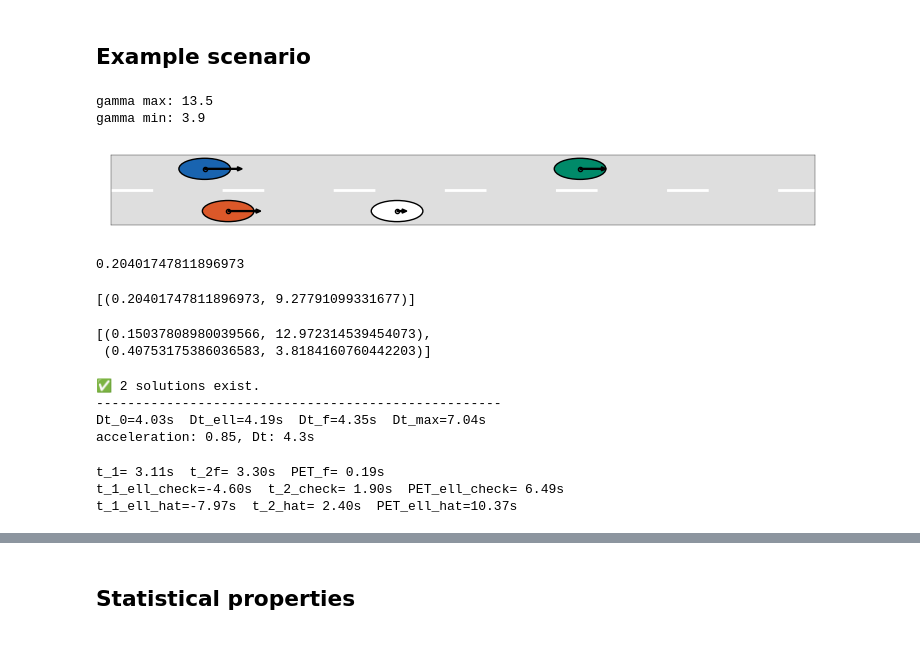
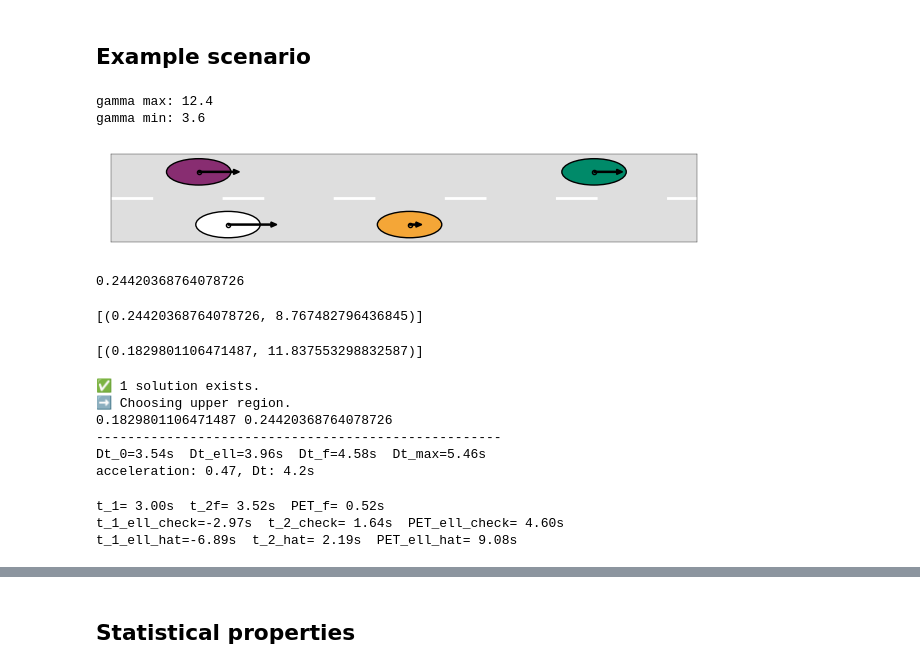
Before and after one commit to EPFL-ENAC/LUTS-pneuma-simulator, a Jupyter notebook: notebooks/discrete.ipynb, the cells around one changed output, grey strips where cells are left out. Drawn from its saved outputs; the diff is of its cells as text; code cells hidden in the pictures.

```diff
--- a/notebooks/discrete.ipynb
+++ b/notebooks/discrete.ipynb
@@ -724,22 +725,22 @@ _, c_lam, c_v0, c_s0 = synthetic_fd(2, rng, mode="Car", distributed=True)
 # merger dynamics
 x_check = 0
 y_check = -W / 2
-v_check = 10 / factor
+v_check = 12 / factor
 lam = c_lam[0]
 v0 = c_v0[0]
 s0 = c_s0[0]
 # follower dynamics
 x_f = x_check - 2
-v_f = 11.5 / factor
+v_f = 10 / factor
 lam_f = c_lam[1]
 v0_f = c_v0[1]
 s0_f = c_s0[1]
 # leader dynamics
-x_check_ell_check = x_check + 2 * s + 10
+x_check_ell_check = x_check + 2 * s + 8
 v_ell_check = 3 / factor
 # new leader dynamics
-x_check_ell_hat = x_check + 30
-v_ell_hat = 8 / factor
+x_check_ell_hat = x_check + 25
+v_ell_hat = 7 / factor
 
 # maneuverability in degrees
 gamma_max = radians(exp(XC * v_check * factor + CC_max))
@@ -749,14 +750,14 @@ phi_max = 2 * gamma_max
 print(f"gamma max: {degrees(gamma_max):.1f}")
 print(f"gamma min: {degrees(gamma_min):.1f}")
 # %% [output]
-gamma max: 13.5
-gamma min: 3.9
+gamma max: 12.4
+gamma min: 3.6
 # %%
 # --- Figure setup ---
 %matplotlib inline
-fig, ax = plt.subplots(figsize=(18 * cm, 3 * cm))
+fig, ax = plt.subplots(figsize=(15 * cm, 3 * cm))
 ax.set_aspect("equal")
-ax.set_xlim(-10, 50)
+ax.set_xlim(-8, 32)
 ax.set_ylim(-3, 3)
 ax.set_xticks([])
 ax.set_yticks([])
@@ -766,40 +767,40 @@ ax.axhline(0, color="w", lw=2, ls=(0, (15, 25)), zorder=0)
 
 # --- Objects: ellipses, points, arrows ---
 objects = [
-    (x_check, y_check, v_check, vermilion),
-    (x_f, -y_check, v_f, dark_blue),
+    (x_check, y_check, v_check, 'w'),
+    (x_f, -y_check, v_f, dark_purple),
     (x_check_ell_hat, -y_check, v_ell_hat, dark_teal),
-    (x_check_ell_check, y_check, v_ell_check, "w"),
+    (x_check_ell_check, y_check, v_ell_check, orange),
 ]
 
 for x, y, v, color in objects:
     ax.add_patch(Ellipse((x, y), 2 * s, 2 * w, ec="k", fc=color))
     ax.plot(x, y, "ko", mfc="none", markersize=3, zorder=150)
     ax.add_patch(
         FancyArrow(
             x,
             y,
             v,
             0,
             width=0.075,
             head_width=0.35,
             head_length=0.4,
             fc="k",
             ec="k",
             zorder=200,
             length_includes_head=True,
         )
     )
 
 fig.tight_layout(pad=0)
 # plt.savefig("./output/sketches/lc_scenario.pdf",
 #    format="pdf",
 #    transparent=True,
 #    bbox_inches="tight",
 #    pad_inches=0.01,)
 plt.show()
 # %% [output]
-[figure, old version]
+[figure, new version]
 # %%
 constraints = []
 phi_constraint = solve_phi_constraint(
@@ -824,8 +825,8 @@ if phi_constraint:
     constraints.append((phi_constraint, dt_constraint))
 constraints
 # %% [output]
-0.20401747811896973
+0.24420368764078726
-[(0.20401747811896973, 9.27791099331677)]
+[(0.24420368764078726, 8.767482796436845)]
 # %%
 solutions = scan_phi_log(
     W,
@@ -850,8 +851,7 @@ solutions = scan_phi_log(
 )
 solutions
 # %% [output]
-[(0.15037808980039566, 12.972314539454073),
- (0.40753175386036583, 3.8184160760442203)]
+[(0.1829801106471487, 11.837553298832587)]
 # %%
 override = False
 # phi_min analysis
@@ -1010,10 +1010,12 @@ if phi_star is not None:
     else:
         print(f"❌ No improvement (deceleration)")
 # %% [output]
-✅ 2 solutions exist.
+✅ 1 solution exists.
+➡️ Choosing upper region.
+0.1829801106471487 0.24420368764078726
 ----------------------------------------------------
-Dt_0=4.03s  Dt_ell=4.19s  Dt_f=4.35s  Dt_max=7.04s
-acceleration: 0.85, Dt: 4.3s
+Dt_0=3.54s  Dt_ell=3.96s  Dt_f=4.58s  Dt_max=5.46s
+acceleration: 0.47, Dt: 4.2s
 # %%
 # Compute the full trajectory analytically
 # if LC:
@@ -1041,9 +1043,9 @@ PET_f, PET_ell_check, PET_ell_hat, (t_1, t_2f, t_1_ell_check, t_2_check, t_1_ell
     verbose=True,
 )
 # %% [output]
-t_1= 3.11s  t_2f= 3.30s  PET_f= 0.19s
-t_1_ell_check=-4.60s  t_2_check= 1.90s  PET_ell_check= 6.49s
-t_1_ell_hat=-7.97s  t_2_hat= 2.40s  PET_ell_hat=10.37s
+t_1= 3.00s  t_2f= 3.52s  PET_f= 0.52s
+t_1_ell_check=-2.97s  t_2_check= 1.64s  PET_ell_check= 4.60s
+t_1_ell_hat=-6.89s  t_2_hat= 2.19s  PET_ell_hat= 9.08s
 # %%
 # --- Sweep phi values ---
 l_0_phi, l_ell_phi, l_f_phi, l_max_phi = [], [], [], []
```
Also changed, not shown: parts of 17 cells of this notebook.
